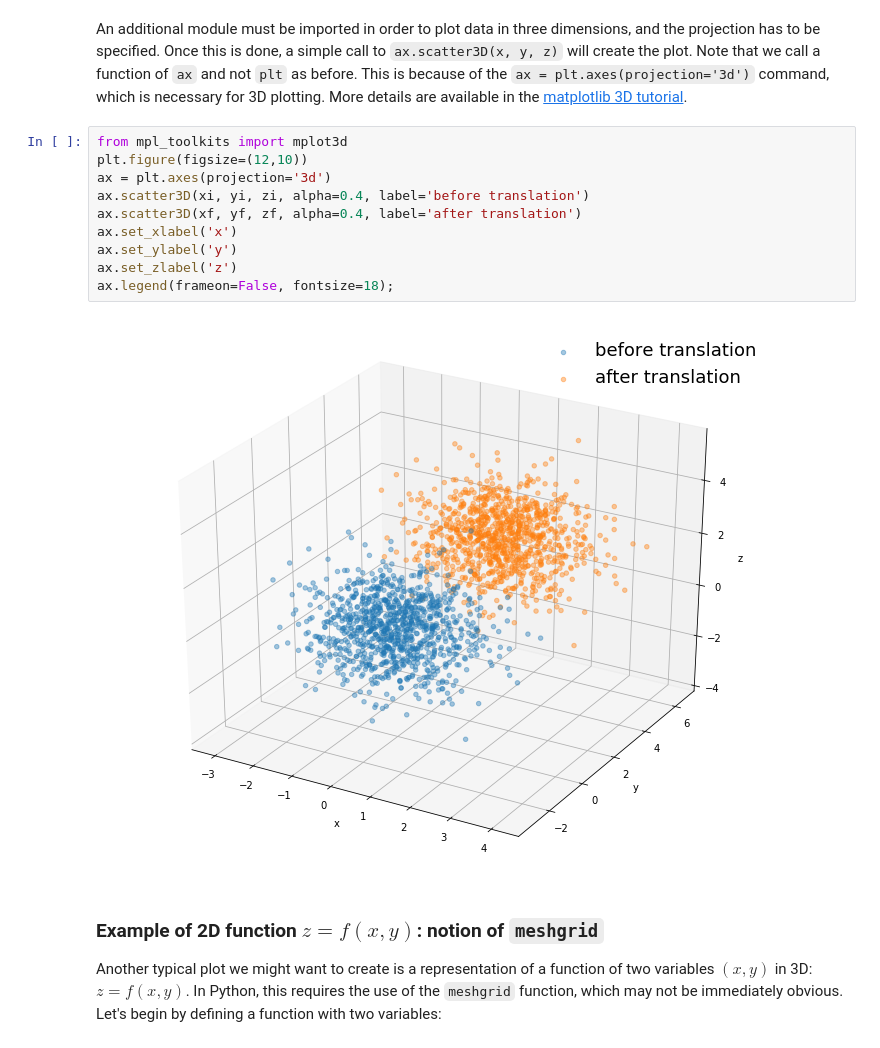
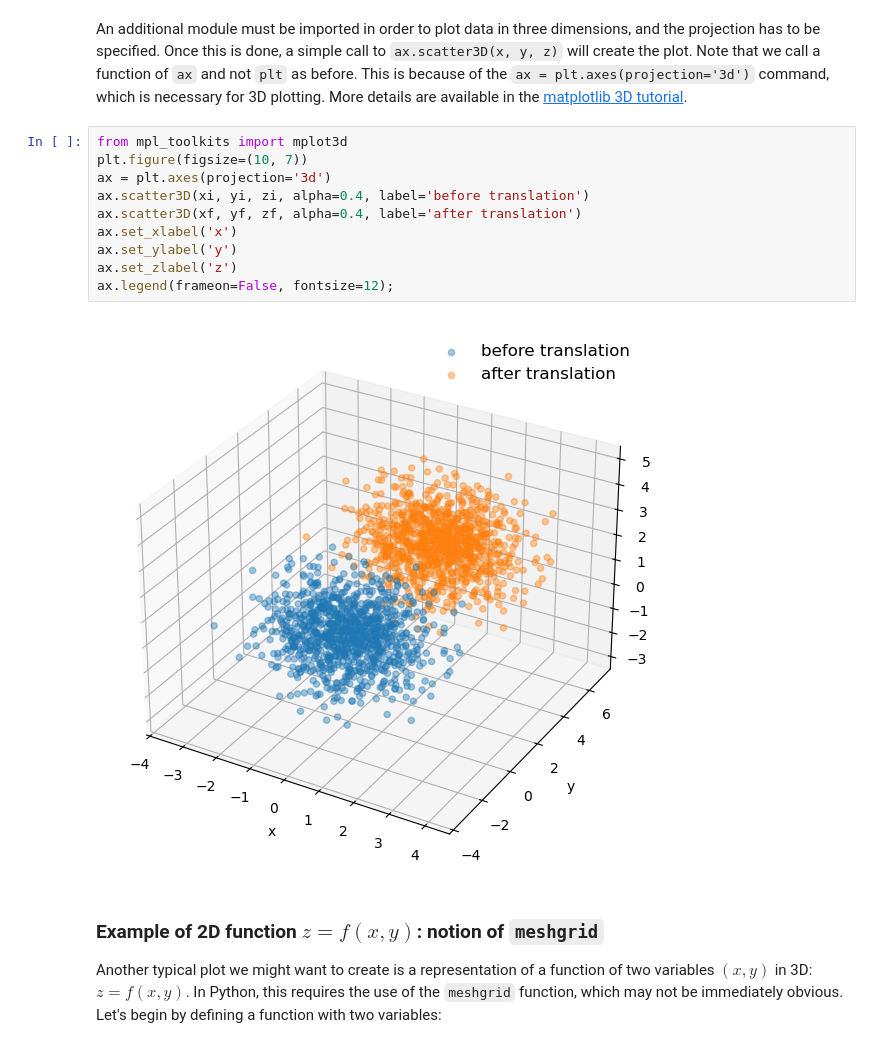
Before and after one commit to rmadar/lecture-python, a Jupyter notebook: lectures/3-ToolsToKnow.ipynb, the cells around one changed output. Saved outputs shown, nothing was run; the diff lists cells and outputs as text.

```diff
--- a/lectures/3-ToolsToKnow.ipynb
+++ b/lectures/3-ToolsToKnow.ipynb
@@ -73,16 +73,16 @@ xf, yf, zf = data_trans[:,0], data_trans[:,1], data_trans[:,2]
 An additional module must be imported in order to plot data in three dimensions, and the projection has to be specified. Once this is done, a simple call to `ax.scatter3D(x, y, z)` will create the plot. Note that we call a function of `ax` and not `plt` as before. This is because of the `ax = plt.axes(projection='3d')` command, which is necessary for 3D plotting. More details are available in the [matplotlib 3D tutorial](https://matplotlib.org/mpl_toolkits/mplot3d/tutorial.html).
 # %%
 from mpl_toolkits import mplot3d
-plt.figure(figsize=(12,10))
+plt.figure(figsize=(10, 7))
 ax = plt.axes(projection='3d')
 ax.scatter3D(xi, yi, zi, alpha=0.4, label='before translation')
 ax.scatter3D(xf, yf, zf, alpha=0.4, label='after translation')
 ax.set_xlabel('x')
 ax.set_ylabel('y')
 ax.set_zlabel('z')
-ax.legend(frameon=False, fontsize=18);
+ax.legend(frameon=False, fontsize=12);
 # %% [output]
-[figure, old version]
+[figure, new version]
 # %% [markdown]
 ### Example of 2D function $z=f(x, y)$: notion of `meshgrid`
 
```
Also changed, not shown: parts of 30 cells of this notebook, 2 other files.
